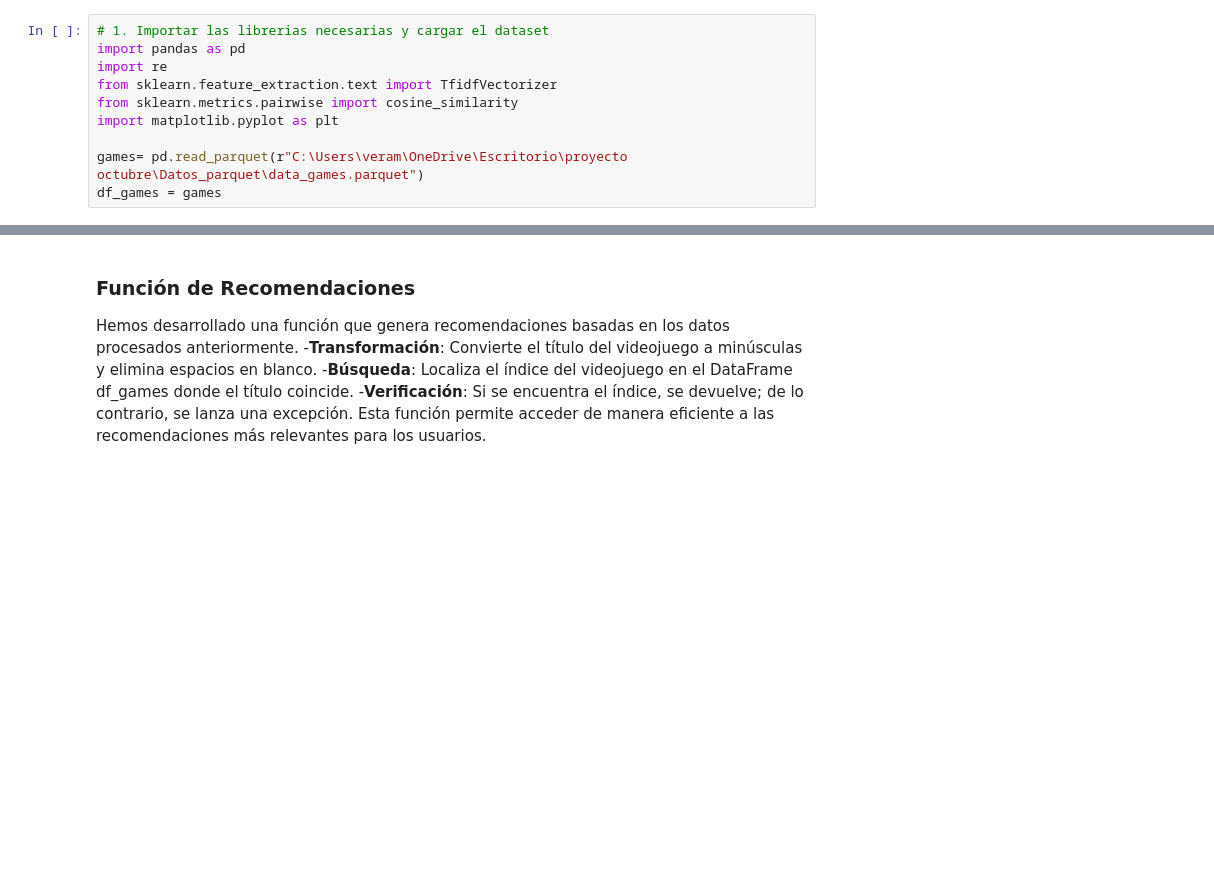
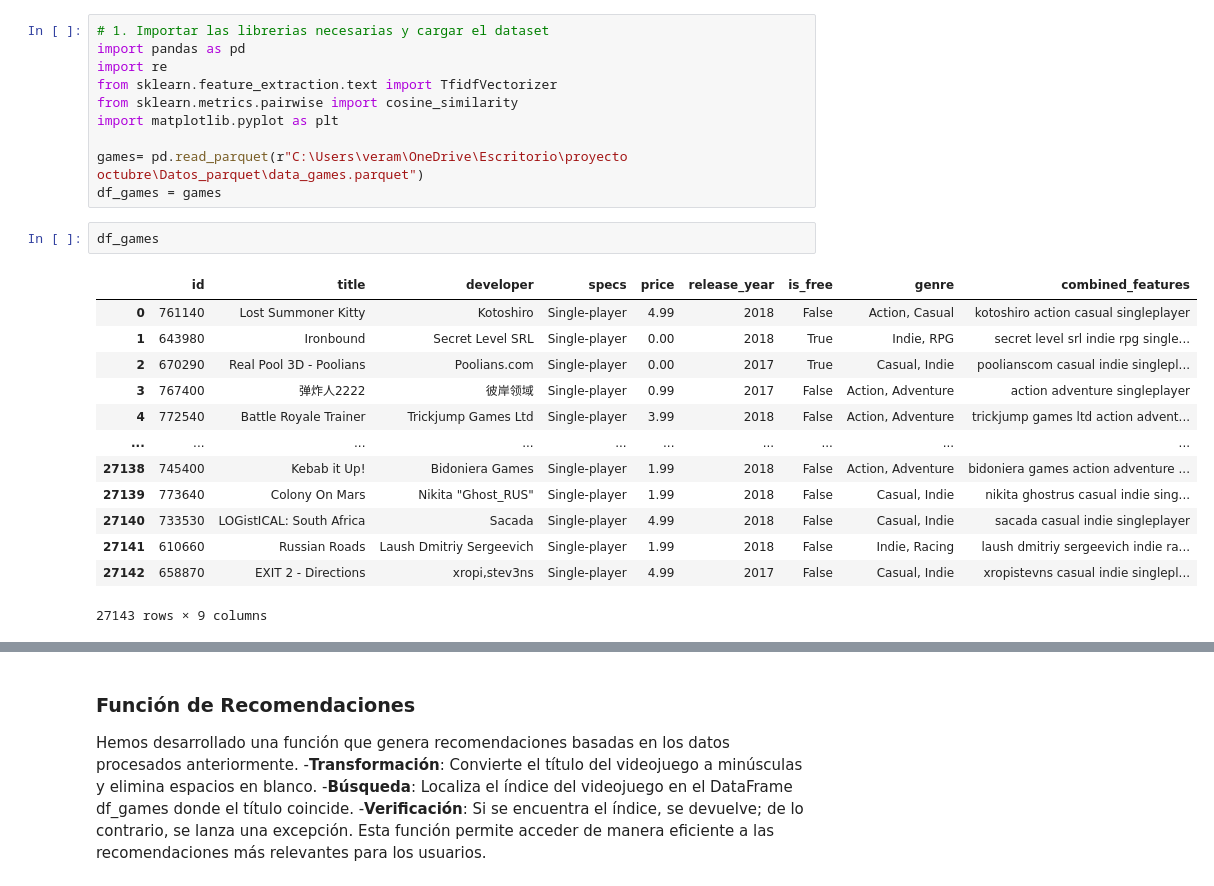
Before and after one commit to veraguillen/MachineLearning-STEAM, a Jupyter notebook: MachineLearning/MachineLearning.ipynb, the cells around one changed output, grey strips where cells are left out. Cells and saved outputs as stored; diff of their text form; blank space fills up the shorter version.

```diff
--- a/MachineLearning/MachineLearning.ipynb
+++ b/MachineLearning/MachineLearning.ipynb
@@ -15,6 +15,22 @@ import matplotlib.pyplot as plt
 
 games= pd.read_parquet(r"C:\Users\veram\OneDrive\Escritorio\proyecto octubre\Datos_parquet\data_games.parquet")
 df_games = games
+# %%
+df_games
+# %% [output]
+|  | id | title | developer | specs | price | release_year | is_free | genre | combined_features |
+| 0 | 761140 | Lost Summoner Kitty | Kotoshiro | Single-player | 4.99 | 2018 | False | Action, Casual | kotoshiro action casual singleplayer |
+| 1 | 643980 | Ironbound | Secret Level SRL | Single-player | 0.00 | 2018 | True | Indie, RPG | secret level srl indie rpg single... |
+| 2 | 670290 | Real Pool 3D - Poolians | Poolians.com | Single-player | 0.00 | 2017 | True | Casual, Indie | poolianscom casual indie singlepl... |
+| 3 | 767400 | 弹炸人2222 | 彼岸领域 | Single-player | 0.99 | 2017 | False | Action, Adventure | action adventure singleplayer |
+| 4 | 772540 | Battle Royale Trainer | Trickjump Games Ltd | Single-player | 3.99 | 2018 | False | Action, Adventure | trickjump games ltd action advent... |
+| ... | ... | ... | ... | ... | ... | ... | ... | ... | ... |
+| 27138 | 745400 | Kebab it Up! | Bidoniera Games | Single-player | 1.99 | 2018 | False | Action, Adventure | bidoniera games action adventure ... |
+| 27139 | 773640 | Colony On Mars | Nikita "Ghost_RUS" | Single-player | 1.99 | 2018 | False | Casual, Indie | nikita ghostrus casual indie sing... |
+| 27140 | 733530 | LOGistICAL: South Africa | Sacada | Single-player | 4.99 | 2018 | False | Casual, Indie | sacada casual indie singleplayer |
+| 27141 | 610660 | Russian Roads | Laush Dmitriy Sergeevich | Single-player | 1.99 | 2018 | False | Indie, Racing | laush dmitriy sergeevich indie ra... |
+| 27142 | 658870 | EXIT 2 - Directions | xropi,stev3ns | Single-player | 4.99 | 2017 | False | Casual, Indie | xropistevns casual indie singlepl... |
+27143 rows × 9 columns
 # %%
 # 2. indagaremos en la distribución de géneros, desarrolladores y aspectos dentro del dataset
 print(df_games['genre'].value_counts())
```
Also changed, not shown: parts of 7 cells of this notebook, 6 other files.
